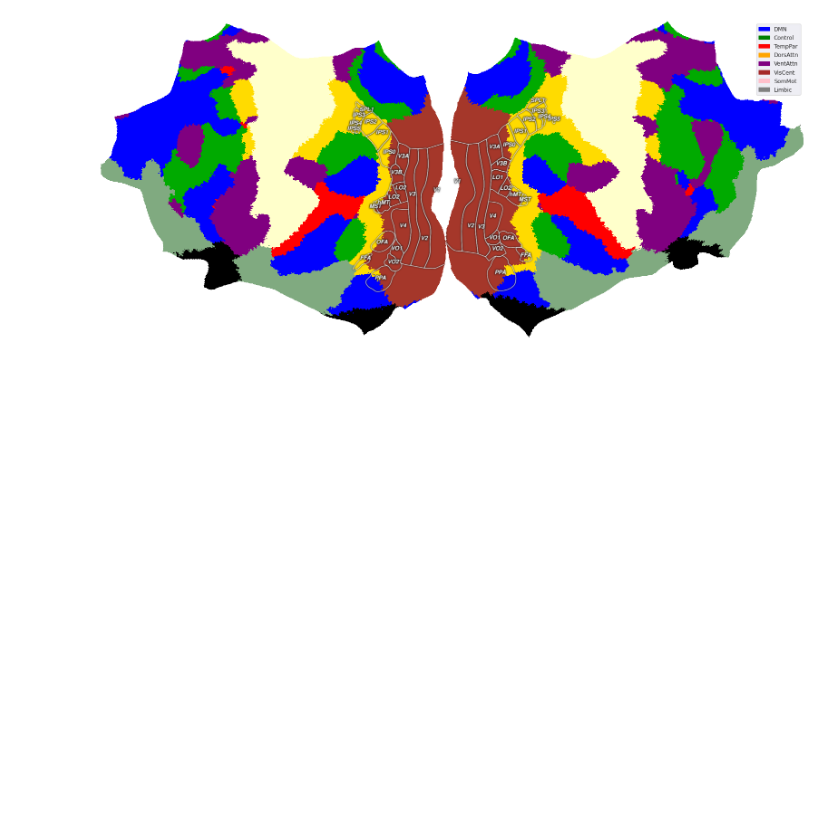
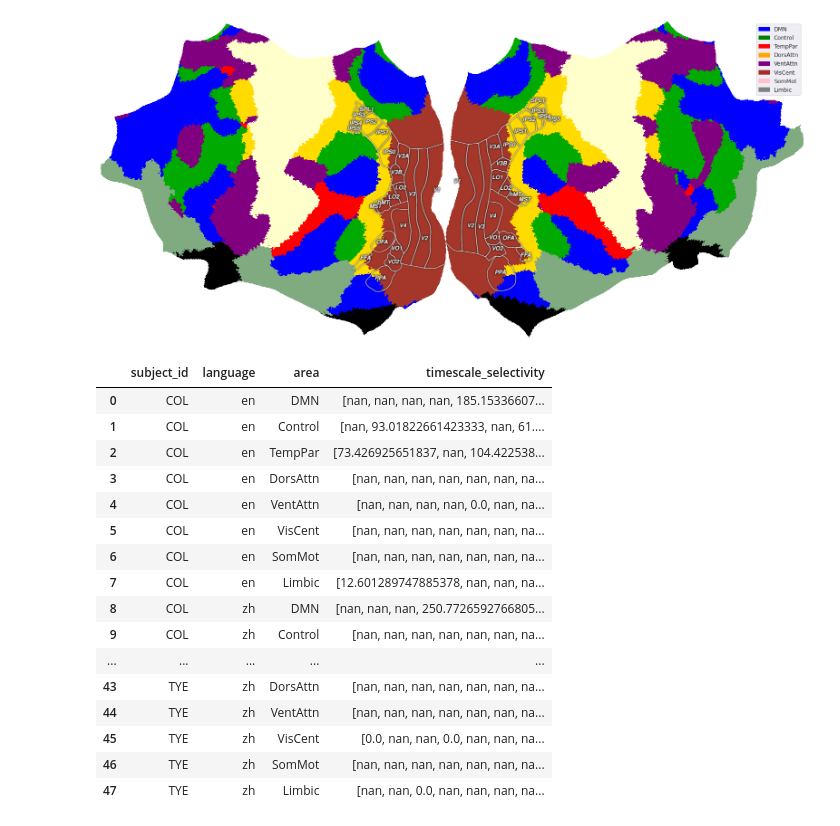
Before and after one commit to bramantyois/multilang_timescale, a Jupyter notebook: notebook/02_bling/06_group_analysis-yeos_parcel.ipynb, the cells around one changed output. Cells and saved outputs as stored; diff of their text form; code cells hidden in the pictures; blank space fills up the shorter version.

```diff
--- a/notebook/02_bling/06_group_analysis-yeos_parcel.ipynb
+++ b/notebook/02_bling/06_group_analysis-yeos_parcel.ipynb
@@ -535,6 +535,26 @@ Background RRGGBBAA: ffffff00
 Area 0:0:2274.66:1024 exported to 2275 x 1024 pixels (96 dpi)
 <matplotlib.legend.Legend at 0x...>
 [figure]
+# %%
+parcel_timescale_df
+# %% [output]
+|  | subject_id | language | area | timescale_selectivity |
+| 0 | COL | en | DMN | [nan, nan, nan, nan, 185.15336607... |
+| 1 | COL | en | Control | [nan, 93.01822661423333, nan, 61.... |
+| 2 | COL | en | TempPar | [73.426925651837, nan, 104.422538... |
+| 3 | COL | en | DorsAttn | [nan, nan, nan, nan, nan, nan, na... |
+| 4 | COL | en | VentAttn | [nan, nan, nan, nan, 0.0, nan, na... |
+| 5 | COL | en | VisCent | [nan, nan, nan, nan, nan, nan, na... |
+| 6 | COL | en | SomMot | [nan, nan, nan, nan, nan, nan, na... |
+| 7 | COL | en | Limbic | [12.601289747885378, nan, nan, na... |
+| 8 | COL | zh | DMN | [nan, nan, nan, 250.7726592766805... |
+| 9 | COL | zh | Control | [nan, nan, nan, nan, nan, nan, na... |
+| ... | ... | ... | ... | ... |
+| 43 | TYE | zh | DorsAttn | [nan, nan, nan, nan, nan, nan, na... |
+| 44 | TYE | zh | VentAttn | [nan, nan, nan, nan, nan, nan, na... |
+| 45 | TYE | zh | VisCent | [0.0, nan, nan, 0.0, nan, nan, na... |
+| 46 | TYE | zh | SomMot | [nan, nan, nan, nan, nan, nan, na... |
+| 47 | TYE | zh | Limbic | [nan, nan, 0.0, nan, nan, nan, na... |
 # %%
 # # now create heatmap for subject and language
 # data_avg_en = np.zeros(
```
Also changed, not shown: parts of 1 cell of this notebook, 1 other file.
